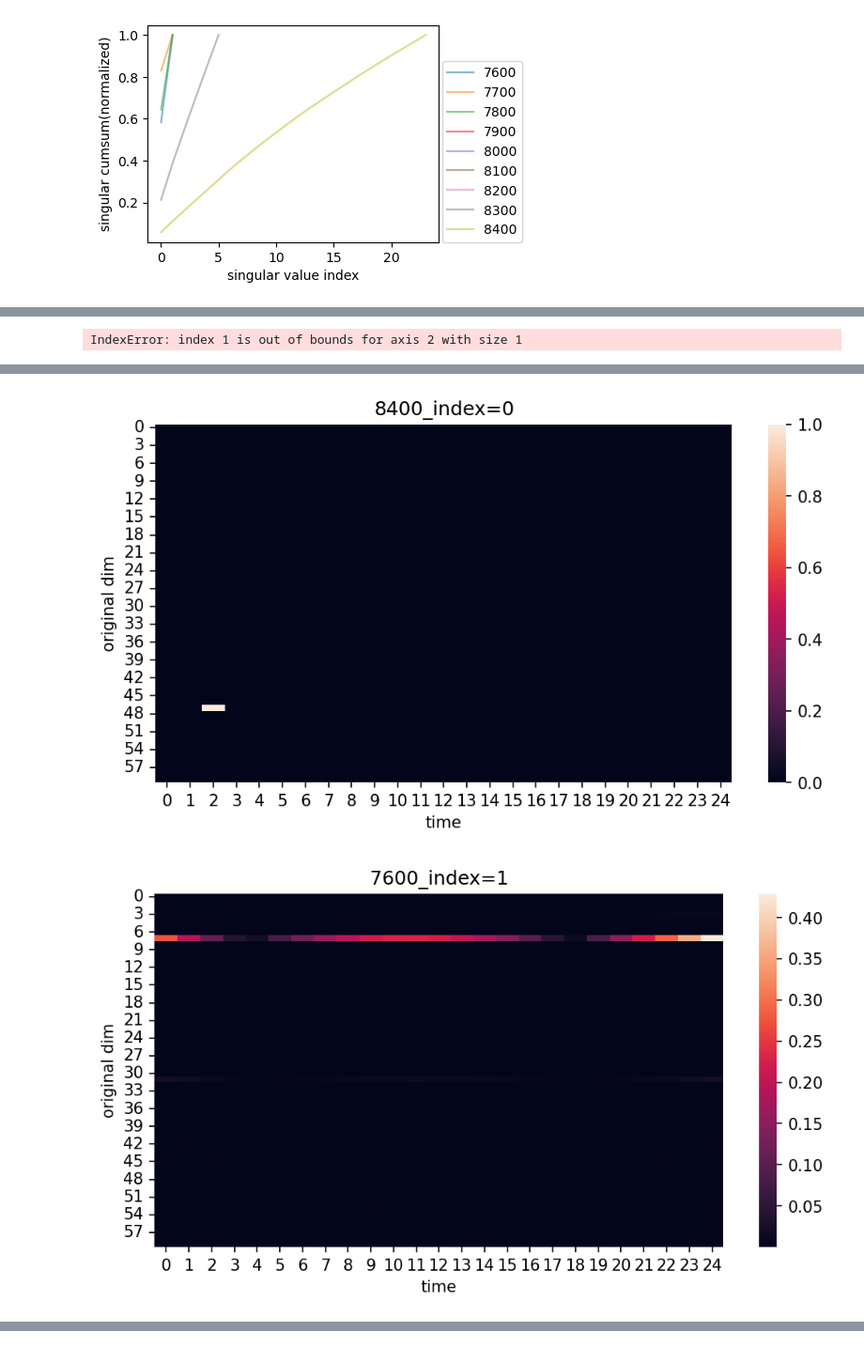
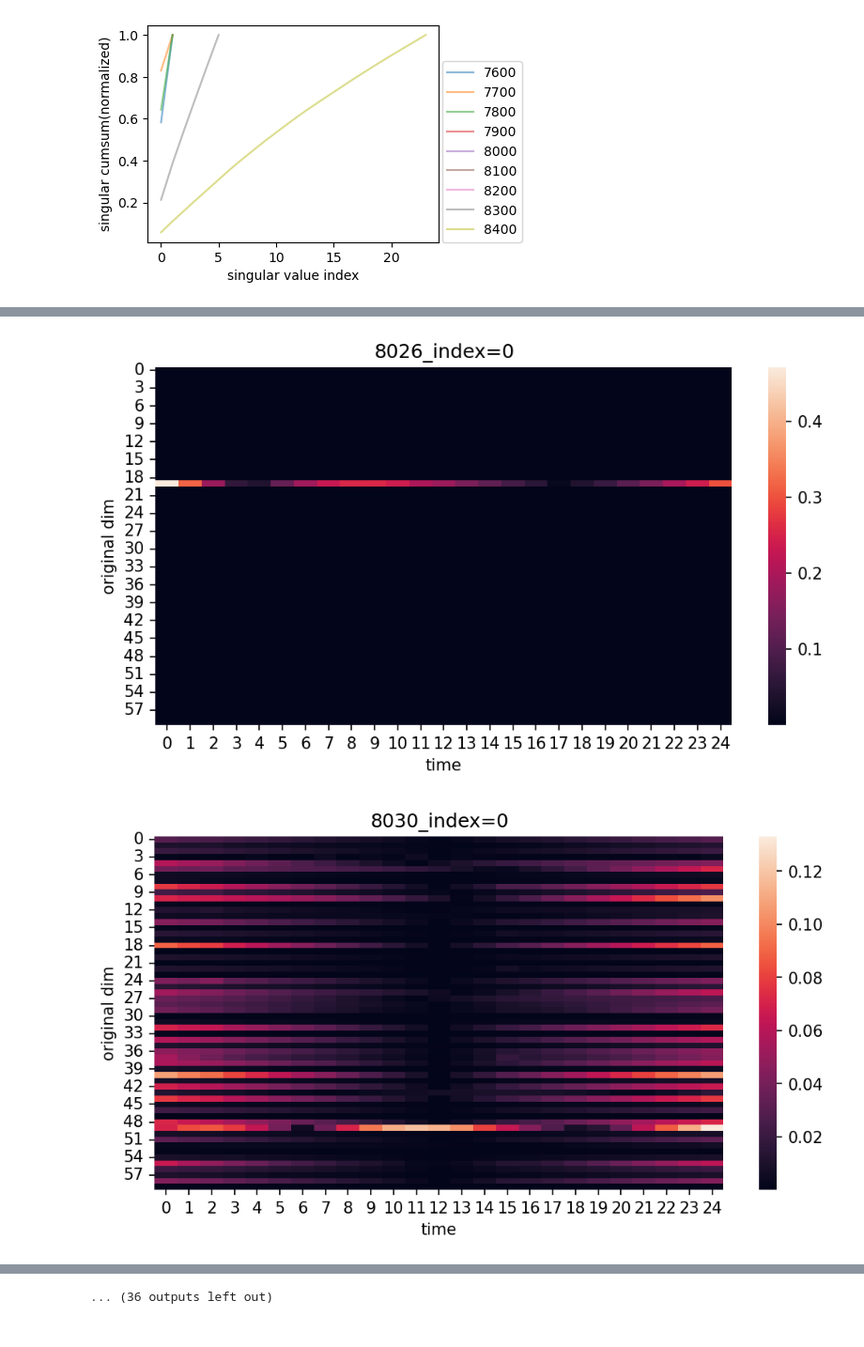
Before and after one commit to Matthew-ymz/Time-series-forecasting-for-causal-emergence, a Jupyter notebook: postprocessing/jacobian_svd_couzin.ipynb, the cells around one changed output, grey strips where cells are left out. Shown at 94% size. Cells and saved outputs as stored; diff of their text form; code cells hidden in the pictures.

Commit message:
ymz:couzin_analysis

```diff
--- a/postprocessing/jacobian_svd_couzin.ipynb
+++ b/postprocessing/jacobian_svd_couzin.ipynb
@@ -10,3 +10,12 @@ gn, gn_std, singular, us, vts, mats, Sigs = plot_singular_cum(test_id, eps=10**7
 # %% [output]
 [figure]
 [figure]
+# %%
+from svd_tool import plot_singular_cum
+from svd_tool import plot_gini
+test_id = 'long_term_forecast_MSE_loss_iTransformer_cov_Couzin_ft-1_sl25_pl25_dm512_nh8_el4_dl1_df512_fc3_flocvali_first_lam0.1_dtTrue_Exp_'
+start = 7994
+end = 8090
+interval = 4
+seq_len = 25
+gn, gn_std, singular, us, vts, mats, Sigs = plot_singular_cum(test_id, eps=10**7, seed = 1, start=start, end=end, interval=interval, log_bool=False)
@@ -18,5 +30,4 @@ plot_gini(gn, gn_std)
 # %%
 from svd_tool import analysis_u
-analysis_u(us, seq_len=25, dims=60, start=start, end=end, interval=interval, target=[0,1,50])
+analysis_u(us, seq_len=25, dims=60, start=start, end=end, interval=interval, target=[0,1])
 # %% [output]
-IndexError: index 1 is out of bounds for axis 2 with size 1
@@ -31,2 +42,2 @@ IndexError: index 1 is out of bounds for axis 2 with size 1
-[figure, old version]
+[figure, new version]
-[figure, old version]
+[figure, new version]
@@ -34,0 +46 @@ IndexError: index 1 is out of bounds for axis 2 with size 1
+... (36 outputs left out)
```
Also changed, not shown: parts of 8 cells of this notebook, 5 other files.
